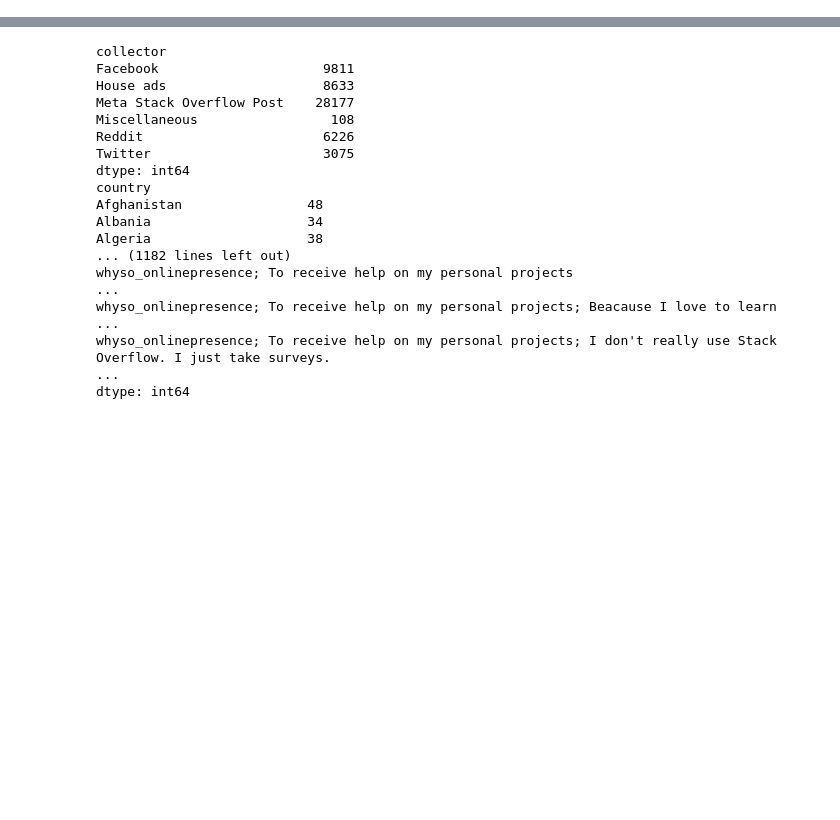
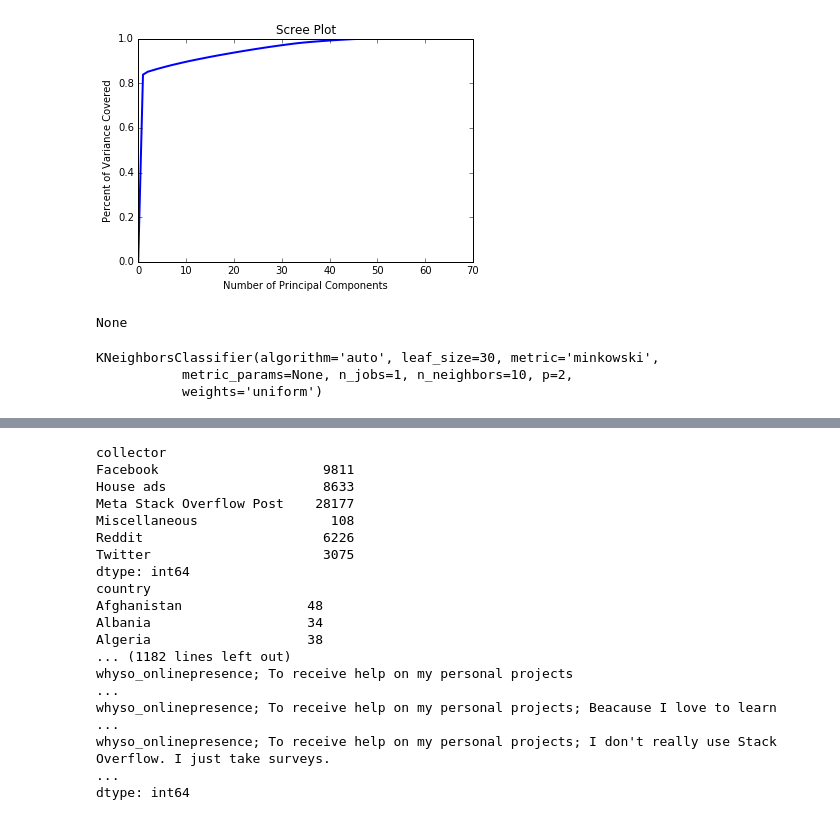
Before and after one commit to jonmhong/Stack_Overflow_Data, a Jupyter notebook: stack_overflow.ipynb, the cells around one changed output, grey strips where cells are left out. Cells and saved outputs as stored; diff of their text form; code cells hidden in the pictures; blank space fills up the shorter version.

Commit message:
Adding to the project
dropped NaN entries
vectorized data
expanded data
ran mini predictions from the subdata

```diff
--- a/stack_overflow.ipynb
+++ b/stack_overflow.ipynb
@@ -53,0 +154,10 @@ df.head(10)
+# %%
+# Now we have to convert certain features into numerical data. Some columns,
+# like new job value, need to be expanded into binary columns
+
+feature_cols = work_xp_df.columns[:min(*work_xp_df.shape) - 1]
+label_col = work_xp_df.columns[-1]
+
+work_xp_df[work_xp_df.columns[-1]].groupby(work_xp_df[work_xp_df.columns[-1]]).count()
+
+print feature_cols
@@ -53,0 +235,31 @@ df.head(10)
+# %%
+# use PCA  to lower the dimensions on the data
+from sklearn.decomposition import PCA
+
+
+def feature_components_evr(feature_columns):
+    pca = PCA(n_components=min(*feature_columns.shape))
+    pca.fit(feature_columns)
+
+    return pca.components_, pca.explained_variance_ratio_
+
+
+def scree_plot(evr):
+    """Used to determine the number of components to use for PCA"""
+    evr = np.concatenate([[0], evr])
+    cum_evr = np.cumsum(evr)
+
+    pl.figure()
+    pl.title("Scree Plot")
+    pl.plot(cum_evr, lw=2, label="Cumulative Explained Variance Ratio")
+    pl.xlabel("Number of Principal Components")
+    pl.ylabel("Percent of Variance Covered")
+    pl.show()
+
+fce = feature_components_evr(cleaned_data)
+
+
+print scree_plot(fce[1])
+# %% [output]
+[figure, added]
+None
@@ -53,0 +275,6 @@ df.head(10)
+# %%
+clf.fit(X_train, y_train)
+# %% [output]
+KNeighborsClassifier(algorithm='auto', leaf_size=30, metric='minkowski',
+           metric_params=None, n_jobs=1, n_neighbors=10, p=2,
+           weights='uniform')
```
Also changed, not shown: parts of 41 cells of this notebook.
